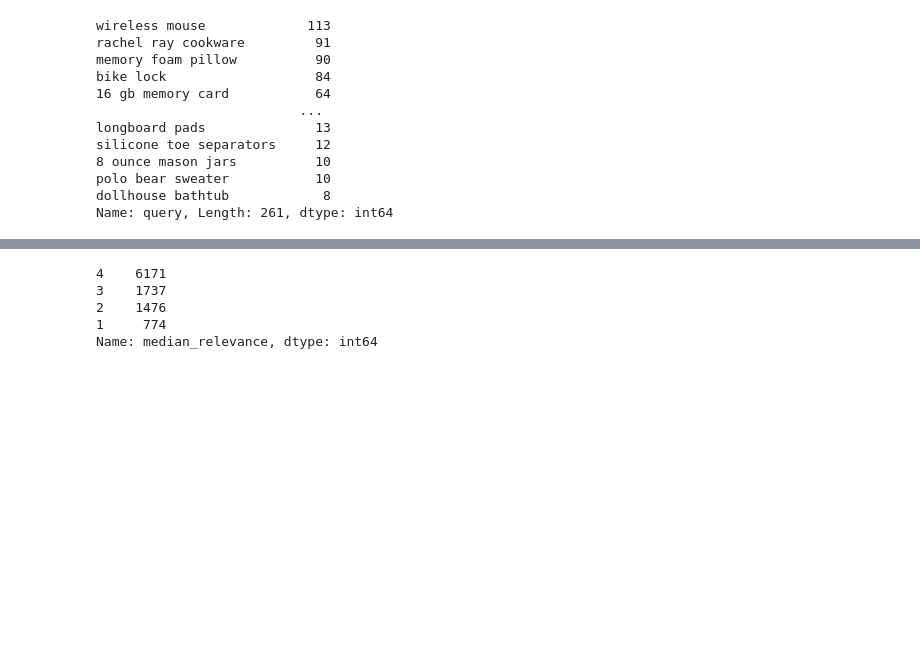
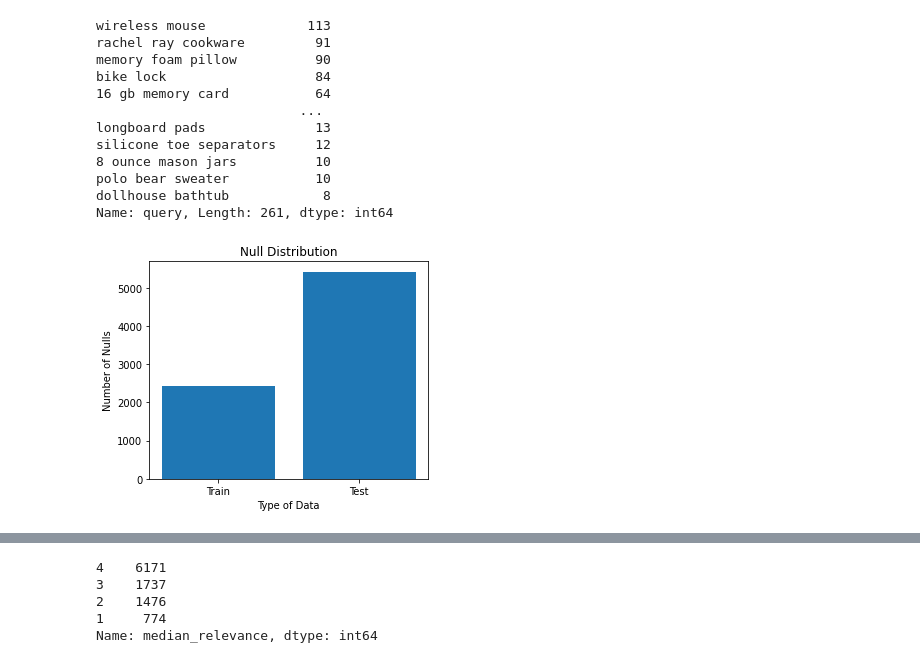
Before and after one commit to Ruparna25/search_relevance, a Jupyter notebook: SearchRelevance_v4.0.ipynb, the cells around one changed output, grey strips where cells are left out. Cells and saved outputs as stored; diff of their text form; code cells hidden in the pictures; blank space fills up the shorter version.

```diff
--- a/SearchRelevance_v4.0.ipynb
+++ b/SearchRelevance_v4.0.ipynb
@@ -67,4 +67,16 @@ silicone toe separators     12
 polo bear sweater           10
 dollhouse bathtub            8
 Name: query, Length: 261, dtype: int64
+# %%
+train_null=search_df['product_description'].isnull().sum()
+test_null=search_test['product_description'].isnull().sum()
+
+null_plt = {'Train':train_null, 'Test':test_null}
+ax=plt.bar(null_plt.keys(),null_plt.values())
+plt.title('Null Distribution')
+plt.ylabel('Number of Nulls')
+plt.xlabel('Type of Data')
+plt.show()
+# %% [output]
+[figure, added]
 # %%
```
Also changed, not shown: parts of 3 cells of this notebook.
